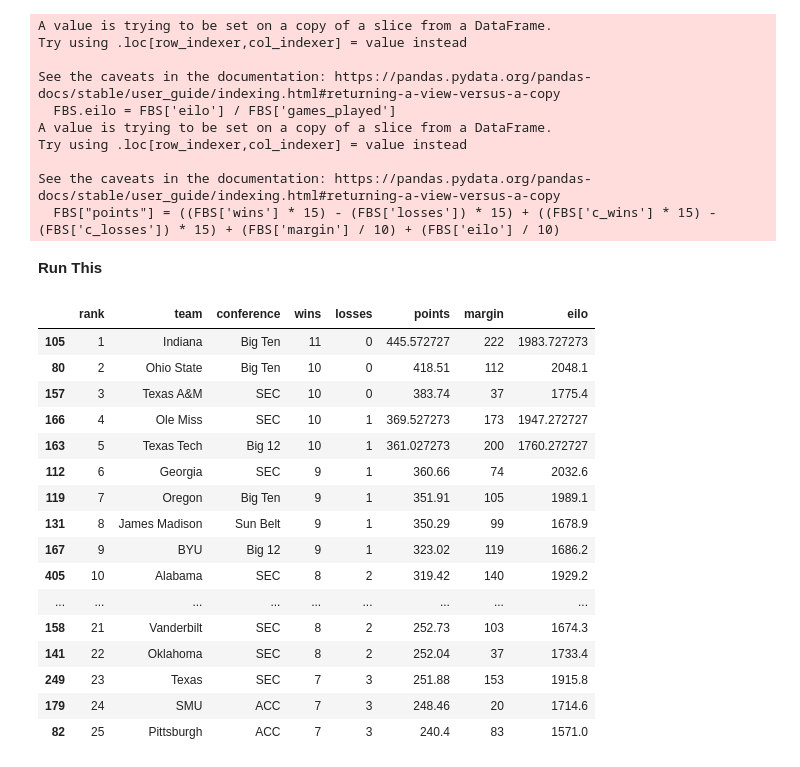
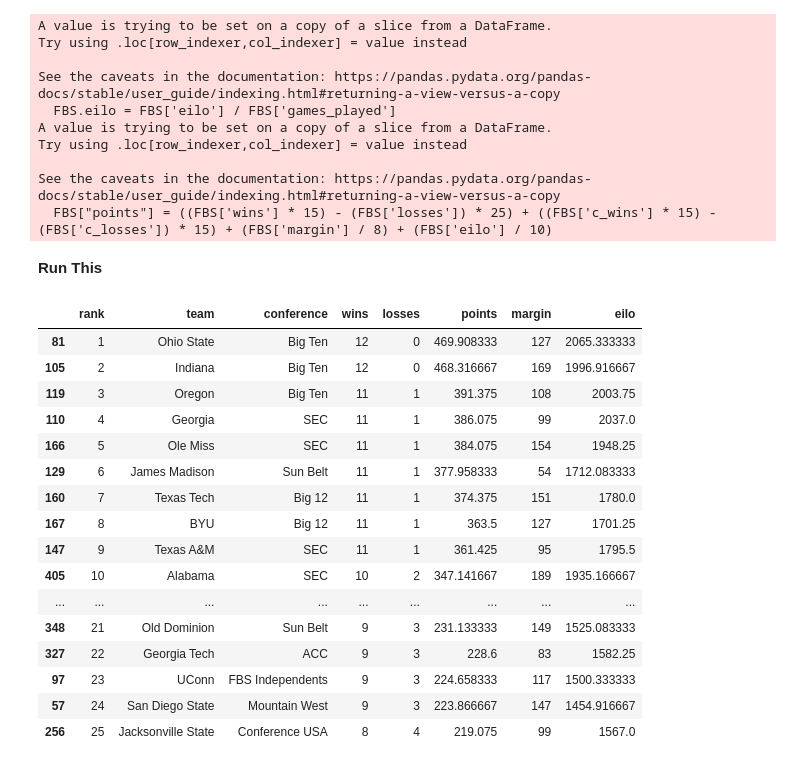
Before and after one commit to A-Peoples/BCS-Recreated, a Jupyter notebook: BCS_Recreated_1_3.ipynb, the cells around one changed output. Saved outputs shown, nothing was run; the diff lists cells and outputs as text; code cells hidden in the pictures.

```diff
--- a/BCS_Recreated_1_3.ipynb
+++ b/BCS_Recreated_1_3.ipynb
@@ -120,7 +121,7 @@ FBS = final_team.loc[final_team['conference'].isin(['SEC', 'Sun Belt', 'Big Ten'
 
 FBS.eilo = FBS['eilo'] / FBS['games_played']
 
-FBS["points"] = ((FBS['wins'] * 15) - (FBS['losses']) * 15) + ((FBS['c_wins'] * 15) - (FBS['c_losses']) * 15) + (FBS['margin'] / 10) + (FBS['eilo'] / 10)
+FBS["points"] = ((FBS['wins'] * 15) - (FBS['losses']) * 25) + ((FBS['c_wins'] * 15) - (FBS['c_losses']) * 15) + (FBS['margin'] / 8) + (FBS['eilo'] / 10)
 
 FBS = FBS.sort_values(by=["points"], ascending=False)
 FBS["rank"] = range(1, len(FBS) + 1)
@@ -136,28 +137,27 @@ A value is trying to be set on a copy of a slice from a DataFrame.
 Try using .loc[row_indexer,col_indexer] = value instead
 
 See the caveats in the documentation: https://pandas.pydata.org/pandas-docs/stable/user_guide/indexing.html#returning-a-view-versus-a-copy
-  FBS["points"] = ((FBS['wins'] * 15) - (FBS['losses']) * 15) + ((FBS['c_wins'] * 15) - (FBS['c_losses']) * 15) + (FBS['margin'] / 10) + (FBS['eilo'] / 10)
+  FBS["points"] = ((FBS['wins'] * 15) - (FBS['losses']) * 25) + ((FBS['c_wins'] * 15) - (FBS['c_losses']) * 15) + (FBS['margin'] / 8) + (FBS['eilo'] / 10)
 # %% [markdown]
 **Run This**
-# %%
-FBS["points"]
-
-FBS
-# %% [output]
-|  | rank | team | conference | wins | losses | points | margin | eilo |
-| 105 | 1 | Indiana | Big Ten | 11 | 0 | 445.572727 | 222 | 1983.727273 |
-| 80 | 2 | Ohio State | Big Ten | 10 | 0 | 418.51 | 112 | 2048.1 |
-| 157 | 3 | Texas A&M | SEC | 10 | 0 | 383.74 | 37 | 1775.4 |
-| 166 | 4 | Ole Miss | SEC | 10 | 1 | 369.527273 | 173 | 1947.272727 |
-| 163 | 5 | Texas Tech | Big 12 | 10 | 1 | 361.027273 | 200 | 1760.272727 |
-| 112 | 6 | Georgia | SEC | 9 | 1 | 360.66 | 74 | 2032.6 |
-| 119 | 7 | Oregon | Big Ten | 9 | 1 | 351.91 | 105 | 1989.1 |
-| 131 | 8 | James Madison | Sun Belt | 9 | 1 | 350.29 | 99 | 1678.9 |
-| 167 | 9 | BYU | Big 12 | 9 | 1 | 323.02 | 119 | 1686.2 |
-| 405 | 10 | Alabama | SEC | 8 | 2 | 319.42 | 140 | 1929.2 |
-| ... | ... | ... | ... | ... | ... | ... | ... | ... |
-| 158 | 21 | Vanderbilt | SEC | 8 | 2 | 252.73 | 103 | 1674.3 |
-| 141 | 22 | Oklahoma | SEC | 8 | 2 | 252.04 | 37 | 1733.4 |
-| 249 | 23 | Texas | SEC | 7 | 3 | 251.88 | 153 | 1915.8 |
-| 179 | 24 | SMU | ACC | 7 | 3 | 248.46 | 20 | 1714.6 |
-| 82 | 25 | Pittsburgh | ACC | 7 | 3 | 240.4 | 83 | 1571.0 |
+# %%
+FBS = FBS[["rank","team","conference", "wins", "losses", "points", 'margin','eilo']]
+FBS
+# %% [output]
+|  | rank | team | conference | wins | losses | points | margin | eilo |
+| 81 | 1 | Ohio State | Big Ten | 12 | 0 | 469.908333 | 127 | 2065.333333 |
+| 105 | 2 | Indiana | Big Ten | 12 | 0 | 468.316667 | 169 | 1996.916667 |
+| 119 | 3 | Oregon | Big Ten | 11 | 1 | 391.375 | 108 | 2003.75 |
+| 110 | 4 | Georgia | SEC | 11 | 1 | 386.075 | 99 | 2037.0 |
+| 166 | 5 | Ole Miss | SEC | 11 | 1 | 384.075 | 154 | 1948.25 |
+| 129 | 6 | James Madison | Sun Belt | 11 | 1 | 377.958333 | 54 | 1712.083333 |
+| 160 | 7 | Texas Tech | Big 12 | 11 | 1 | 374.375 | 151 | 1780.0 |
+| 167 | 8 | BYU | Big 12 | 11 | 1 | 363.5 | 127 | 1701.25 |
+| 147 | 9 | Texas A&M | SEC | 11 | 1 | 361.425 | 95 | 1795.5 |
+| 405 | 10 | Alabama | SEC | 10 | 2 | 347.141667 | 189 | 1935.166667 |
+| ... | ... | ... | ... | ... | ... | ... | ... | ... |
+| 348 | 21 | Old Dominion | Sun Belt | 9 | 3 | 231.133333 | 149 | 1525.083333 |
+| 327 | 22 | Georgia Tech | ACC | 9 | 3 | 228.6 | 83 | 1582.25 |
+| 97 | 23 | UConn | FBS Independents | 9 | 3 | 224.658333 | 117 | 1500.333333 |
+| 57 | 24 | San Diego State | Mountain West | 9 | 3 | 223.866667 | 147 | 1454.916667 |
+| 256 | 25 | Jacksonville State | Conference USA | 8 | 4 | 219.075 | 99 | 1567.0 |
```
Also changed, not shown: parts of 2 cells of this notebook.
